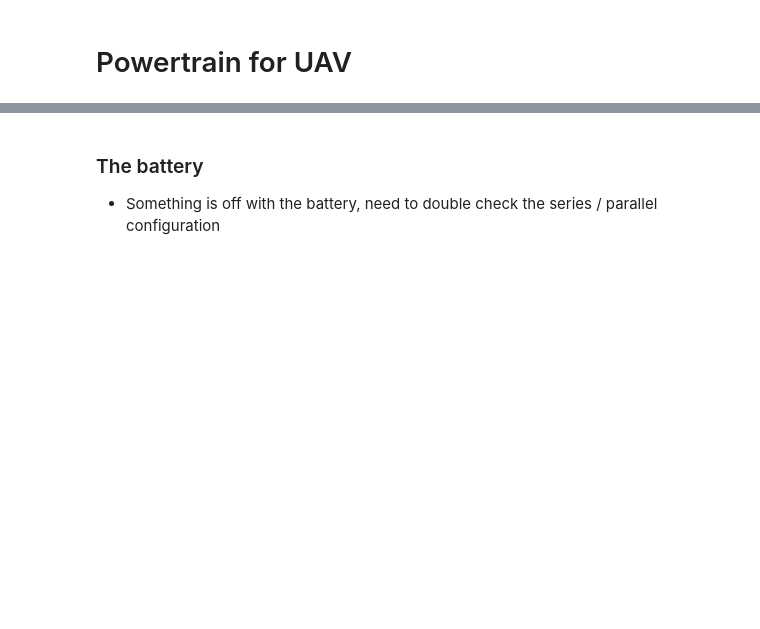
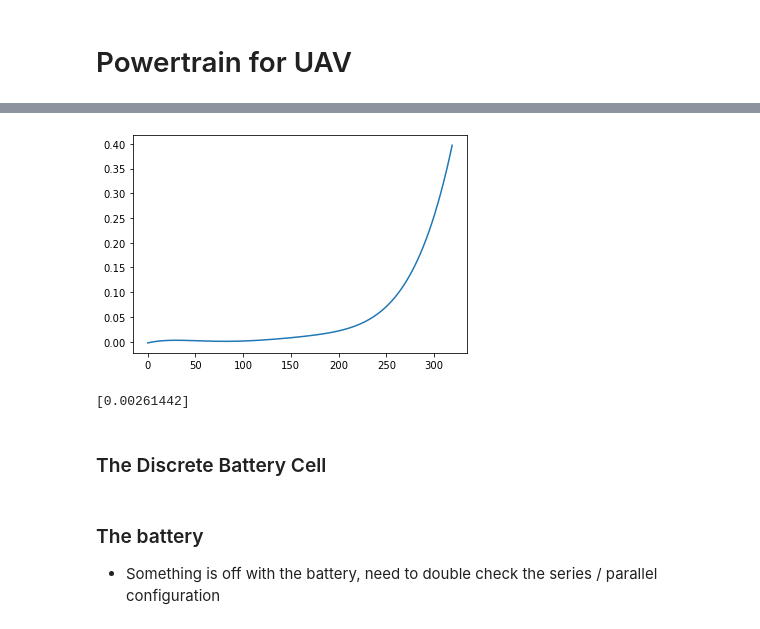
Before and after one commit to hazrmard/AirplaneFaultTolerance, a Jupyter notebook: powertrain.ipynb, the cells around one changed output, grey strips where cells are left out. Saved outputs shown, nothing was run; the diff lists cells and outputs as text; code cells hidden in the pictures; blank space fills up the shorter version.

```diff
--- a/powertrain.ipynb
+++ b/powertrain.ipynb
@@ -7,0 +82,9 @@ import csv
+# %%
+class ContinuousBatteryCell(Battery):
+    def __init__(self, *args, **kwargs):
+        super(ContinuousBatteryCell, self).__init__(*args, **kwargs)
+        print("continuous battery cell")
+# %%
+cbcell = ContinuousBatteryCell(**battery_curves)
+plt.plot(cbcell.soc_ocv)
+plt.show()
@@ -7,0 +115,13 @@ import csv
+# %%
+xr_poly = np.arange(0, len(cbcell.R0_degradation))
+R0_degradation_poly = np.polyfit(xr_poly, cbcell.R0_degradation, 5)
+r_poly = np.polyval(R0_degradation_poly, xr_poly)
+plt.plot(r_poly)
+plt.show()
+r = np.polyval(R0_degradation_poly, 40.345345435)
+print(r)
+# %% [output]
+[figure, added]
+[0.00261442]
+# %% [markdown]
+### The Discrete Battery Cell
```
Also changed, not shown: parts of 24 cells of this notebook.
